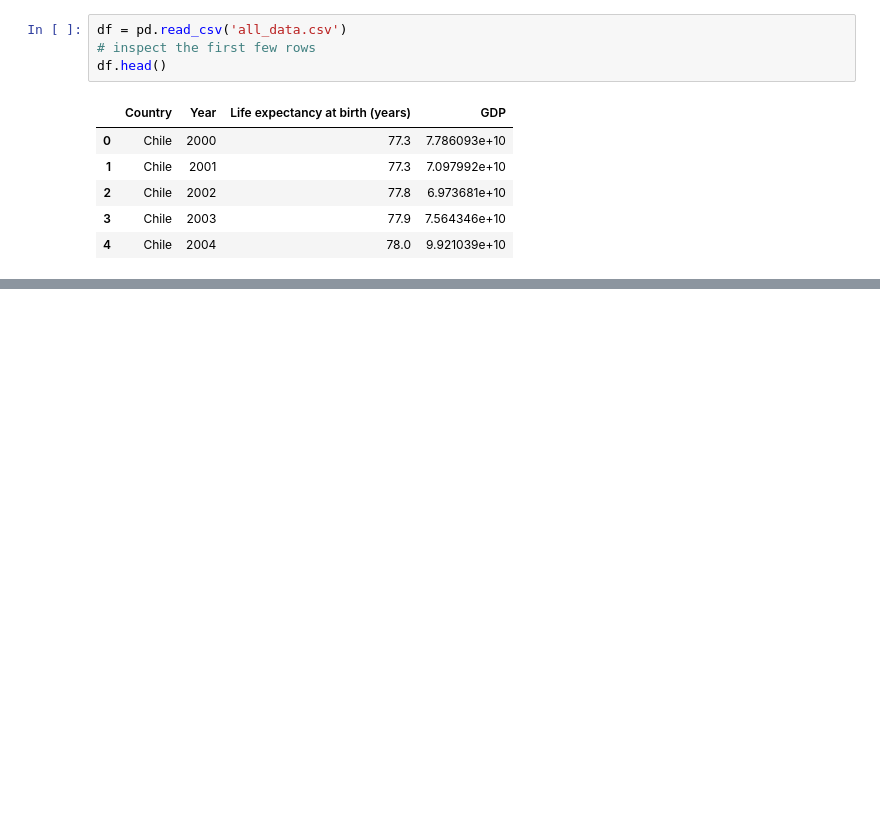
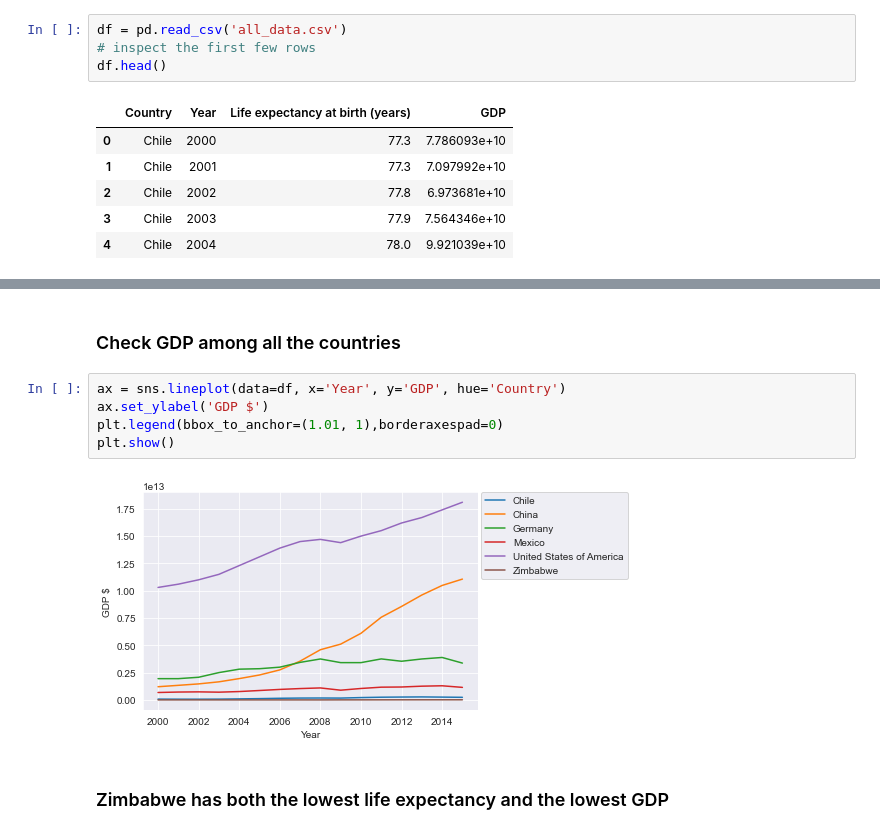
Before and after one commit to clccode/Life-Expectancy-and-GDP, a Jupyter notebook: life_expectancy_gdp.ipynb, the cells around one changed output, grey strips where cells are left out. Drawn from its saved outputs; the diff is of its cells as text; blank space fills up the shorter version.

```diff
--- a/life_expectancy_gdp.ipynb
+++ b/life_expectancy_gdp.ipynb
@@ -20,0 +45,11 @@ df.head()
+# %% [markdown]
+### Check GDP among all the countries
+# %%
+ax = sns.lineplot(data=df, x='Year', y='GDP', hue='Country')
+ax.set_ylabel('GDP $')
+plt.legend(bbox_to_anchor=(1.01, 1),borderaxespad=0)
+plt.show()
+# %% [output]
+[figure, added]
+# %% [markdown]
+### Zimbabwe has both the lowest life expectancy and the lowest GDP
```
Also changed, not shown: parts of 19 cells of this notebook.
